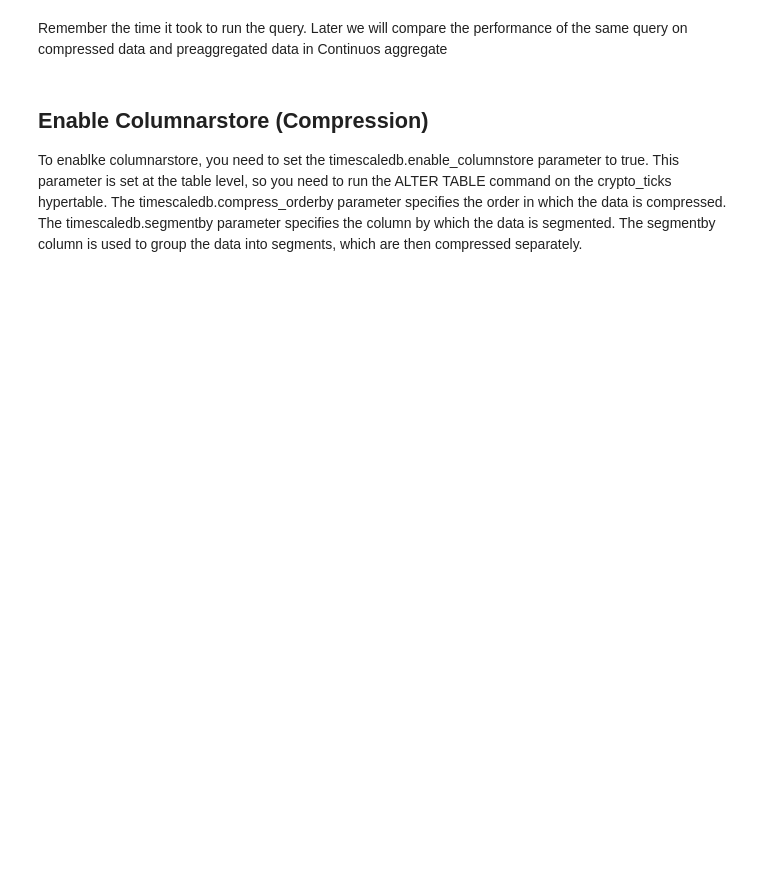
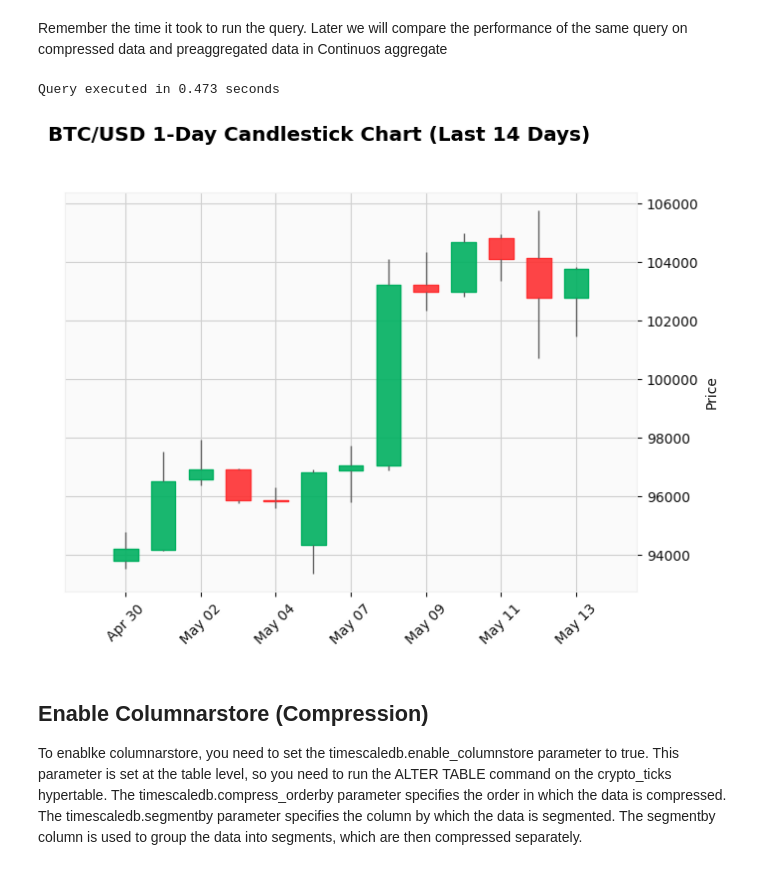
Before and after one commit to antonum/Timescale-Workshops, a Jupyter notebook: Tutorials/analyze_financial_data.ipynb, the cells around one changed output. Saved outputs shown, nothing was run; the diff lists cells and outputs as text; code cells hidden in the pictures; blank space fills up the shorter version.

```diff
--- a/Tutorials/analyze_financial_data.ipynb
+++ b/Tutorials/analyze_financial_data.ipynb
@@ -436,6 +438,41 @@ Query executed in 0.841 seconds
 # %% [markdown]
 Remember the time it took to run the query. Later we will compare the performance of the same query
  on compressed data and preaggregated data in Continuos aggregate
+# %%
+!pip -q install mplfinance
+import mplfinance as mpf
+
+query = """
+SELECT
+    time_bucket('1 day', time) AS bucket,
+    symbol,
+    FIRST(price, time) AS "open",
+    MAX(price) AS high,
+    MIN(price) AS low,
+    LAST(price, time) AS "close",
+    LAST(day_volume, time) AS day_volume
+FROM crypto_ticks
+WHERE symbol = 'BTC/USD' AND time >= NOW() - INTERVAL '14 days'
+GROUP BY bucket, symbol
+ORDER BY bucket;
+"""
+df=execute_sql(query)
+df_plot = df.sort_values('bucket')
+df_plot = df_plot.set_index('bucket')
+df_plot = df_plot.rename(columns={
+    'open': 'Open',
+    'high': 'High',
+    'low': 'Low',
+    'close': 'Close',
+    'day_volume': 'Volume'
+})
+df_plot["Volume"] = pd.to_numeric(df_plot["Volume"], errors='coerce')
+
+# Create the candlestick chart
+mpf.plot(df_plot, type='candle', style='yahoo', volume=False, title='BTC/USD 1-Day Candlestick Chart (Last 14 Days)')
+# %% [output]
+Query executed in 0.473 seconds
+[figure, added]
 # %% [markdown]
 ## Enable Columnarstore (Compression)
  To enablke columnarstore, you need to set the timescaledb.enable_columnstore parameter to true.
```
Also changed, not shown: parts of 19 cells of this notebook.
